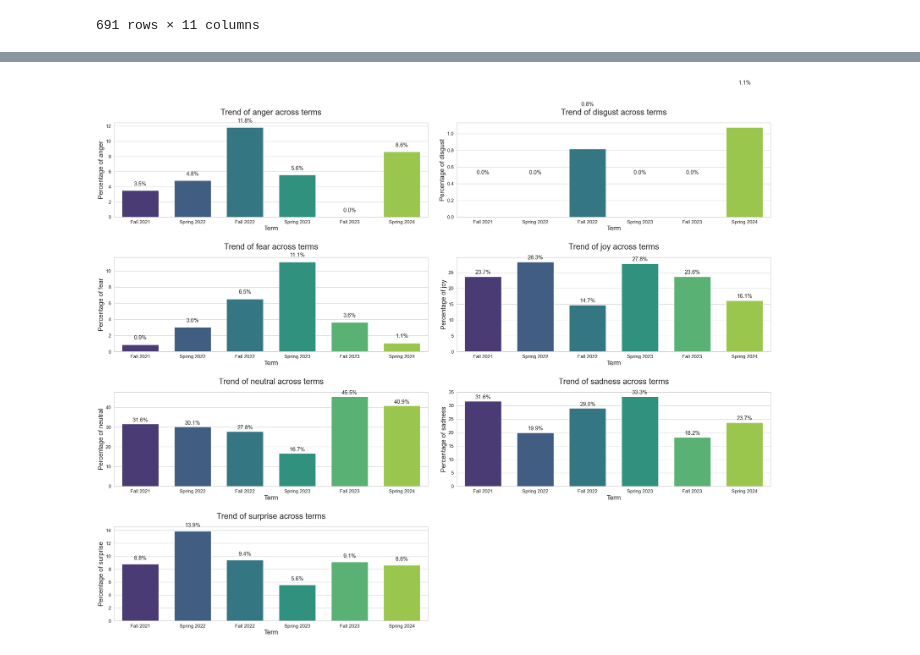
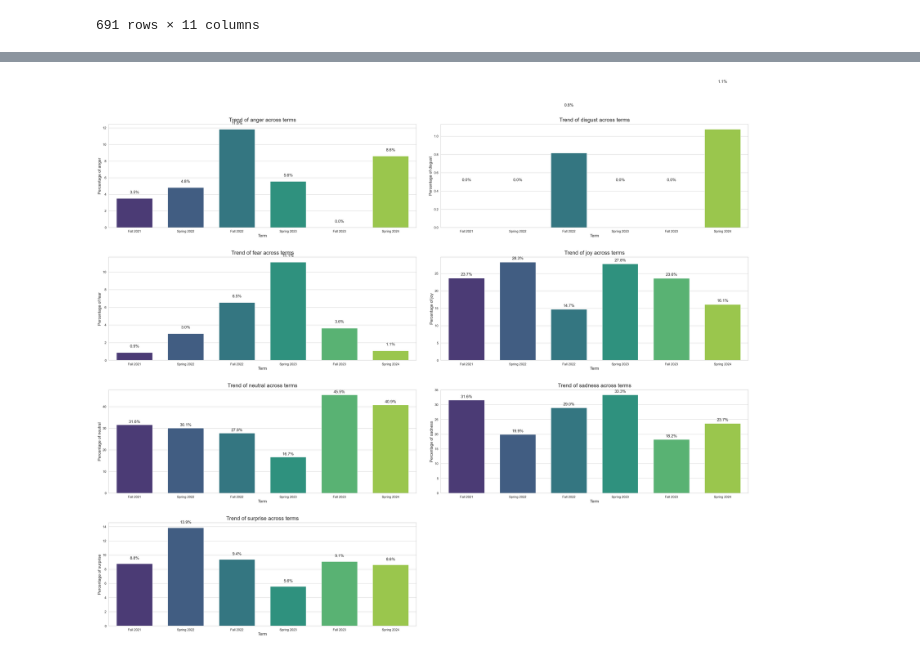
Before and after one commit to JoPuskar/Student-Sentiment-Analysis-, a Jupyter notebook: Student_Emotion_Detection.ipynb, the cells around one changed output, grey strips where cells are left out. Saved outputs shown, nothing was run; the diff lists cells and outputs as text; code cells hidden in the pictures.

```diff
--- a/Student_Emotion_Detection.ipynb
+++ b/Student_Emotion_Detection.ipynb
@@ -515,6 +534,6 @@ Terms: ['Fall 2021', 'Spring 2022', 'Fall 2022', 'Spring 2023', 'Fall 2023', 'Sp
 [figure]
 # %%
-# plot a each emotion for all terms
+# plot each emotion for all terms
 
 terms = [term for term in merged_data['Term'].unique()]
 #print(f"Terms:", terms)
@@ -530,39 +549,39 @@ for emotion in emotions_to_plot:
     emotion_counts = term_data[term_data['Combined_Emotion'] == emotion].shape[0]
 
     emotion_percentage = (emotion_counts / total_emotion_counts) * 100
     emotion_trend.append({"Term": term, "Emotion": emotion, 'Count': emotion_counts, "Emotion_Percentage": emotion_percentage})
 
 emotion_trend = pd.DataFrame(emotion_trend)
 #display(emotion_trend)
 
 sns.set(style="whitegrid")
-plt.figure(figsize=(30, 25))
+plt.figure(figsize=(35, 30))
 
 for idx, emotion_to_plot in enumerate(emotions_to_plot):
   plt.subplot(4, 2, idx + 1)
   emotion_data = emotion_trend[emotion_trend['Emotion'] == emotion_to_plot]
   ax = sns.barplot(x="Term", y="Emotion_Percentage", data=emotion_data, palette="viridis", hue='Term', width=0.7, legend=False)
 
   # Add percentage labels on top of each bar
   for p in ax.patches:
     height = p.get_height()
     ax.text(
         p.get_x() + p.get_width() / 2.,  # x-position (center of the bar)
         height + 0.5,                     # y-position (slightly above the bar)
         f'{height:.1f}%',                 # Text to display (formatted to 1 decimal place)
         ha='center',                      # Horizontal alignment: center
         va='bottom',                      # Vertical alignment: bottom
-        fontsize=17
+        fontsize=15
     )
 
 
-  plt.title(f"Trend of {emotion_to_plot} across terms", fontsize=25, pad=25)
-  plt.xlabel("Term", fontsize=20)
-  plt.ylabel(f"Percentage of {emotion_to_plot}", fontsize=20)
-  plt.xticks(fontsize=15)
-  plt.yticks(fontsize=15)
+  plt.title(f"Trend of {emotion_to_plot} across terms", fontsize=20, pad=10)
+  plt.xlabel("Term", fontsize=15)
+  plt.ylabel(f"Percentage of {emotion_to_plot}", fontsize=15)
+  plt.xticks(fontsize=12)
+  plt.yticks(fontsize=12)
 
-plt.tight_layout(pad=3.0)
+plt.tight_layout(pad=4.0)
 plt.show()
 # %% [output]
-[figure, old version]
+[figure, new version]
```
Also changed, not shown: parts of 7 cells of this notebook, 3 other files.
